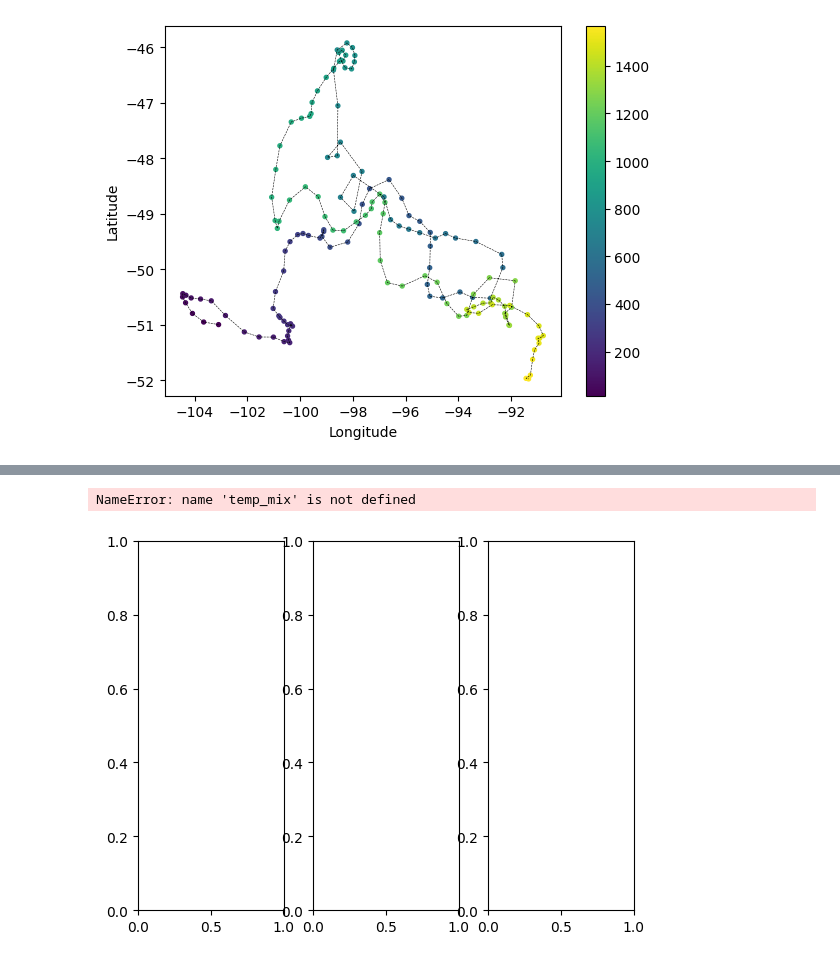
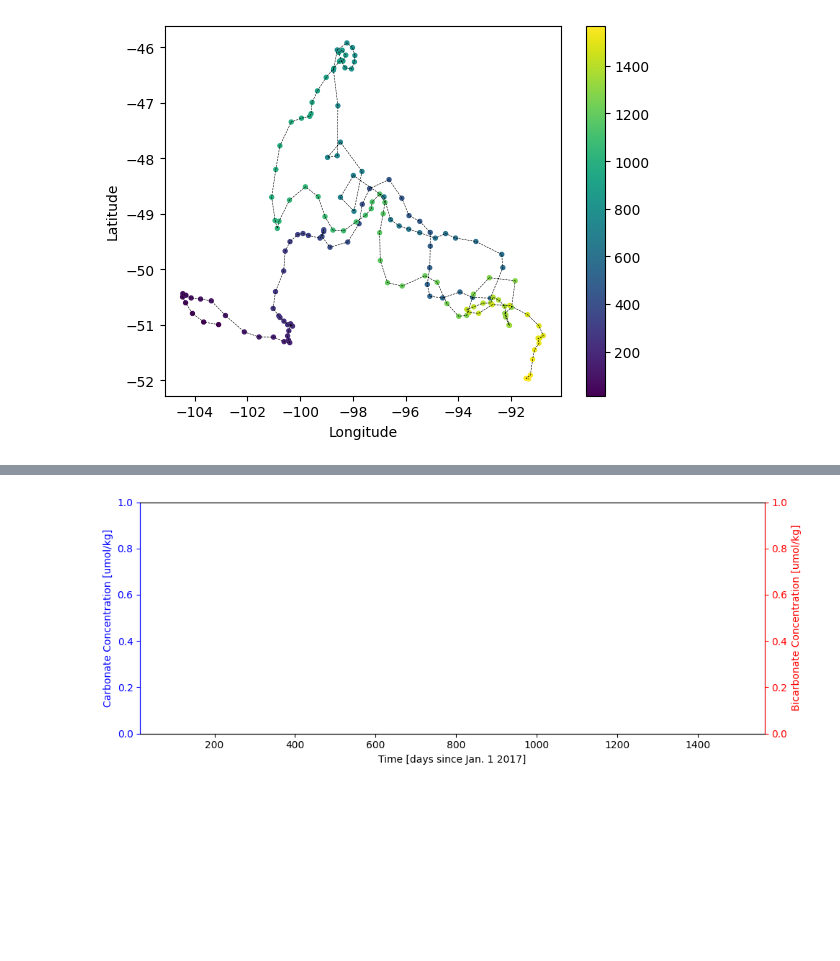
Before and after one commit to Caltech-OCTO/ESE102_PS2, a Jupyter notebook: Problem Set 2.ipynb, the cells around one changed output, grey strips where cells are left out. Drawn from its saved outputs; the diff is of its cells as text; code cells hidden in the pictures; blank space fills up the shorter version.

```diff
--- a/Problem Set 2.ipynb
+++ b/Problem Set 2.ipynb
@@ -194,23 +189,0 @@ A = pyco2.sys(**pyco2_kws)
-# %%
-fig_5, ax_5 = plt.subplots(1,3)
-ax_5[0] = plt.plot(X[:,1],temp_mix,linewidth=2)
-ax_5[0].set_ylabel("Surface Temperature")
-
-ax_5[1] = plt.plot(X[:,1],K0,linewidth=2)
-ax_5[1].set_ylabel("Surface Salinity")
-
-ax_5[2] = plt.plot(X,pCO2_oc,linewidth=2)
-ax_5[2].set_ylabel("Surface O2")
-
-
-for ax in ax_5.flatten():
-    ax.set_ylim(0,300)
-    ax.set_xlim(np.min(day_since),np.max(day_since))
-    ax.invert_yaxis()
-
-for ax in fig_5.get_axes():
-    ax.label_outer()
-fig_5.show()
-# %% [output]
-NameError: name 'temp_mix' is not defined
-[figure, removed]
@@ -216,0 +192,23 @@ NameError: name 'temp_mix' is not defined
+# %%
+#UNCOMMENT LINES BELOW TO PLOT CARBONATE AND BICARBONATE
+
+fig_5, ax_5 = plt.subplots(1,1,figsize=(10,4))
+#ax_5.plot(X[:,1],carb,linewidth=2,c='b')
+ax_5.set_ylabel("Carbonate Concentration [μmol/kg]")
+ax_5.set_xlim(np.min(day_since),np.max(day_since))
+ax_5.spines['left'].set_color('b')
+ax_5.yaxis.label.set_color('b')
+ax_5.tick_params(axis='y', colors='b')
+ax_5.set_xlabel("Time [days since Jan. 1 2017]")
+
+ax_5b = ax_5.twinx()
+#ax_5b.plot(X[:,1],bicarb,linewidth=2,c='r')
+ax_5b.set_ylabel("Bicarbonate Concentration [μmol/kg]")
+ax_5b.spines['right'].set_color('r')
+ax_5b.yaxis.label.set_color('red')
+ax_5b.tick_params(axis='y', colors='red')
+ax_5b.spines['left'].set_color('b')
+
+fig_5.tight_layout();
+# %% [output]
+[figure, added]
```
Also changed, not shown: parts of 9 cells of this notebook, 1 other file.
